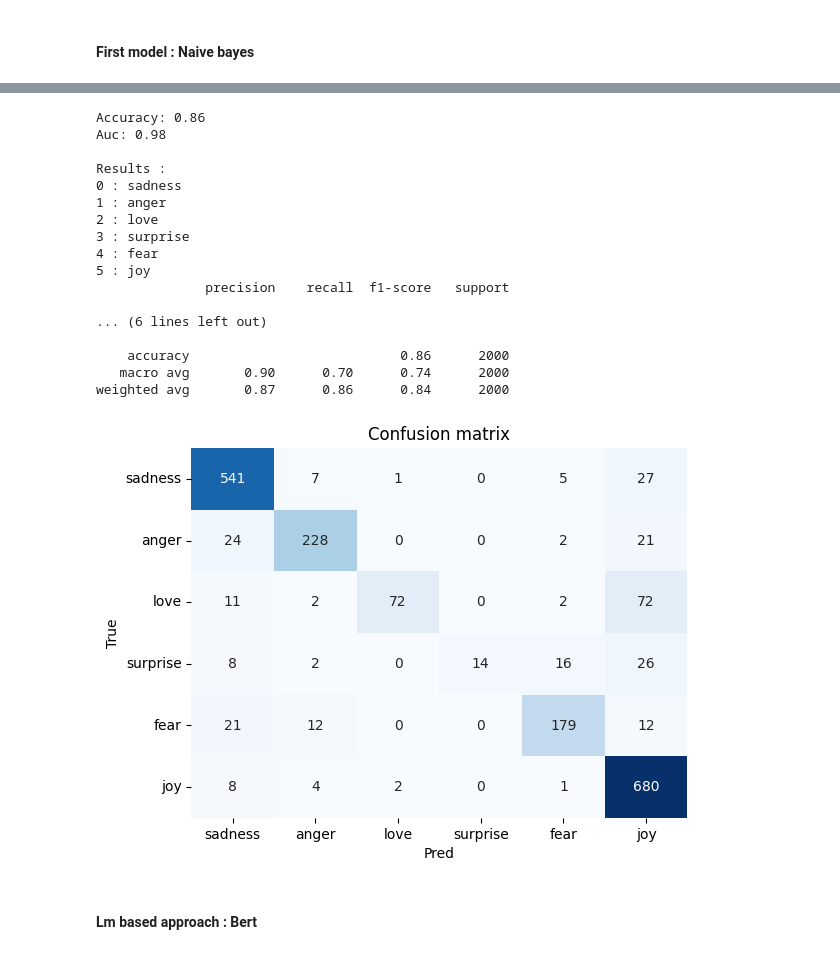
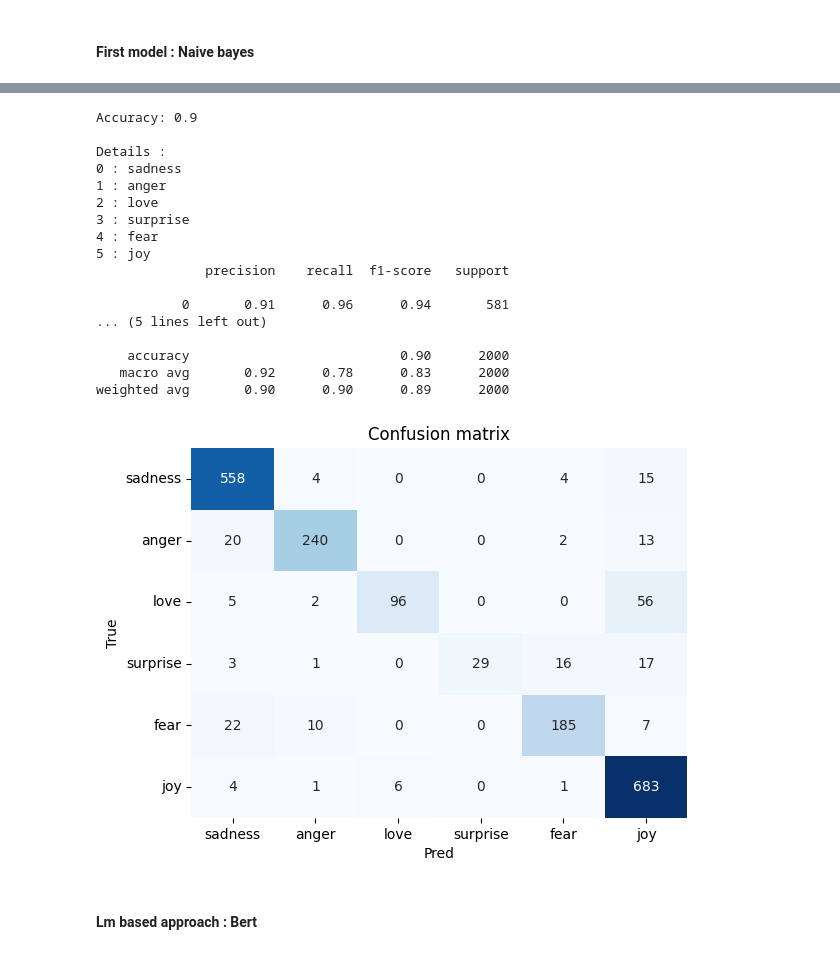
Before and after one commit to Picrik/hacktoberfest_IBMInteractiveStrasbourg, a Jupyter notebook: dev_b_models.ipynb, the cells around one changed output, grey strips where cells are left out. Drawn from its saved outputs; the diff is of its cells as text; code cells hidden in the pictures.

Commit message:
optimizing models and scripts

```diff
--- a/dev_b_models.ipynb
+++ b/dev_b_models.ipynb
@@ -105,6 +105,6 @@ def preprocess(text_lst, sw=False, stem=False, lem=True):
 # %% [markdown]
 #### Text encoding : tf/idf with refined vocabulary
 # %%
-# preprocessing
-X_preproc = preprocess(X, sw=True, stem=True, lem=True)
+# preprocessing for vocabulary creation
+X_preproc = preprocess(X, sw=False, stem=False, lem=False)
 # %% [output]
@@ -180,7 +180,7 @@ model["classifier"].fit(X_train, y)
 
 # Test set preparation
 X_test = list(df_test["text"])
-X_test_preproc = preprocess(X_test, sw=True, stem=True, lem=True)
+X_test_preproc = preprocess(X_test, sw=True, stem=False, lem=True)
 y_test = [emotion_list.index(em) for em in list(df_test["emotion"])]
 
 # prediction
@@ -191,48 +191,57 @@ Time elapsed : 0.3 s
 # %%
 ### Results
 
 emotions = np.unique(y_test)
 
-# Metrics
-accuracy = metrics.accuracy_score(y_test, predicted)
-auc = metrics.roc_auc_score(y_test, predicted_prob,
-                            multi_class="ovr")
-print("Accuracy:",  round(accuracy,2))
-print("Auc:", round(auc,2))
-print()
-print("Results :")
-for idx, em in enumerate([emotion_list[em] for em in emotions]) :
-    print(f'{idx} : {em}')
-print(metrics.classification_report(y_test, predicted))
+def evaluate_model(expected, predicted):
+    '''
+    Function print :
+    - Global accuracy
+    - Detailed precision, recall, f1
+    - Confusion matrix
+    '''
+    # Metrics
+    accuracy = metrics.accuracy_score(expected, predicted)
+    #auc = metrics.roc_auc_score(expected, predicted_prob,
+    #                            multi_class="ovr")
+    print("Accuracy:",  round(accuracy,2))
+    #print("Auc:", round(auc,2))
+    print()
+    print("Details :")
+    for idx, em in enumerate([emotion_list[em] for em in emotions]) :
+        print(f'{idx} : {em}')
+    print(metrics.classification_report(expected, predicted))
 
-# Plot confusion matrix
-cm = metrics.confusion_matrix(y_test, predicted)
-fig, ax = plt.subplots()
-sns.heatmap(cm, annot=True, fmt='d', ax=ax, cmap=plt.cm.Blues,
-            cbar=False)
-ax.set(xlabel="Pred", ylabel="True", xticklabels=[emotion_list[em] for em in emotions],
-       yticklabels=[emotion_list[em] for em in emotions], title="Confusion matrix")
-plt.yticks(rotation=0)
-print()
+    # Plot confusion matrix
+    cm = metrics.confusion_matrix(expected, predicted)
+    fig, ax = plt.subplots()
+    sns.heatmap(cm, annot=True, fmt='d', ax=ax, cmap=plt.cm.Blues,
+                cbar=False)
+    ax.set(xlabel="Pred", ylabel="True", xticklabels=[emotion_list[em] for em in emotions],
+           yticklabels=[emotion_list[em] for em in emotions], title="Confusion matrix")
+    plt.yticks(rotation=0)
+    print()
+
+evaluate_model(y_test, predicted)
 # %% [output]
-Accuracy: 0.86
-Auc: 0.98
+Accuracy: 0.9
 
-Results :
+Details :
 0 : sadness
 1 : anger
 2 : love
 3 : surprise
 4 : fear
 5 : joy
               precision    recall  f1-score   support
 
-... (6 lines left out)
+           0       0.91      0.96      0.94       581
+... (5 lines left out)
 
-    accuracy                           0.86      2000
-   macro avg       0.90      0.70      0.74      2000
-weighted avg       0.87      0.86      0.84      2000
+    accuracy                           0.90      2000
+   macro avg       0.92      0.78      0.83      2000
+weighted avg       0.90      0.90      0.89      2000
-[figure, old version]
+[figure, new version]
 # %% [markdown]
 #### Lm based approach : Bert
 # %%
```
Also changed, not shown: parts of 23 cells of this notebook.
